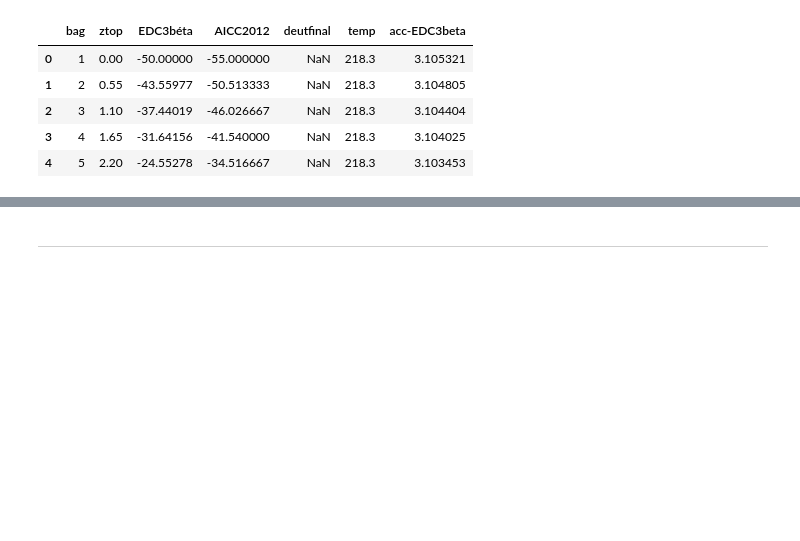
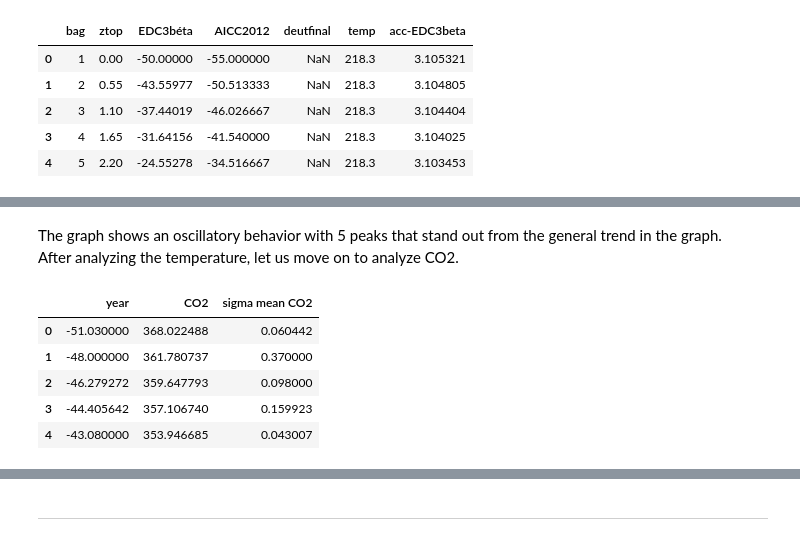
Before and after one commit to jalaca91/project2-programming-data-analysis, a Jupyter notebook: project.ipynb, the cells around one changed output, grey strips where cells are left out. Cells and saved outputs as stored; diff of their text form; code cells hidden in the pictures; blank space fills up the shorter version.

```diff
--- a/project.ipynb
+++ b/project.ipynb
@@ -121,0 +142,16 @@ temp_estimate = temp_df["temp"]
+# %% [markdown]
+The graph shows an oscillatory behavior with 5 peaks that stand out from the general trend in the graph.
+After analyzing the temperature, let us move on to analyze CO2.
+# %%
+# Read data from CO2 data from IPCC Report
+
+co2_file_path = "data\CO2 data from IPCC Report.xls"
+co2_df = pd.read_excel(co2_file_path,sheet_name=2,skiprows=14)
+co2_df.head()
+# %% [output]
+|  | year | CO2 | sigma mean CO2 |
+| 0 | -51.030000 | 368.022488 | 0.060442 |
+| 1 | -48.000000 | 361.780737 | 0.370000 |
+| 2 | -46.279272 | 359.647793 | 0.098000 |
+| 3 | -44.405642 | 357.106740 | 0.159923 |
+| 4 | -43.080000 | 353.946685 | 0.043007 |
```
Also changed, not shown: parts of 13 cells of this notebook.
